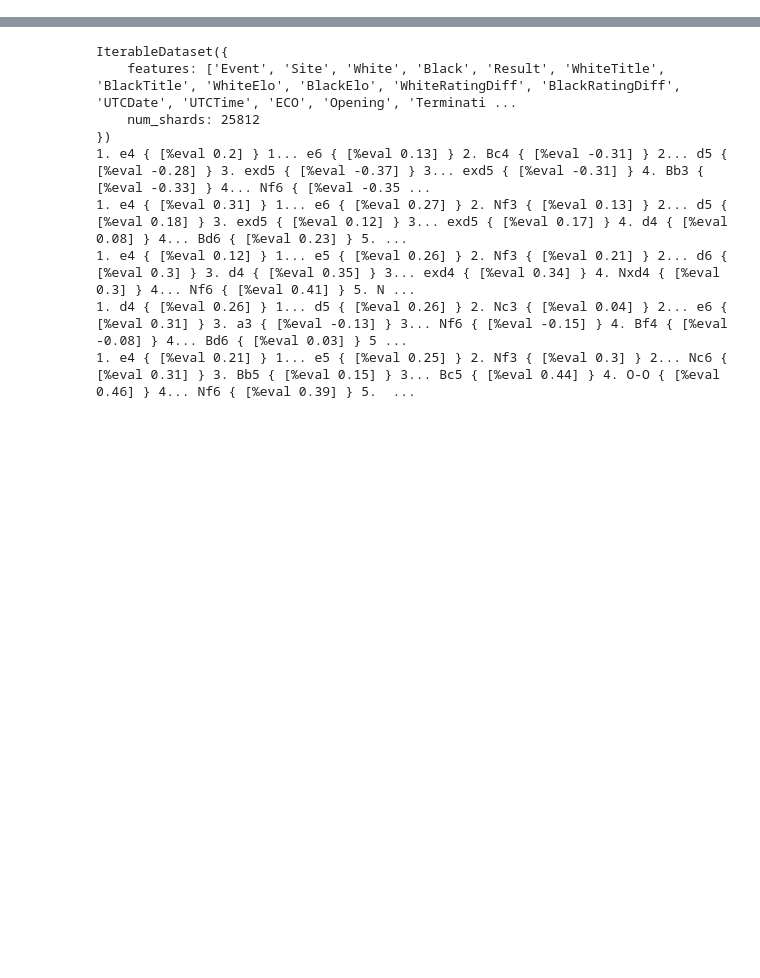
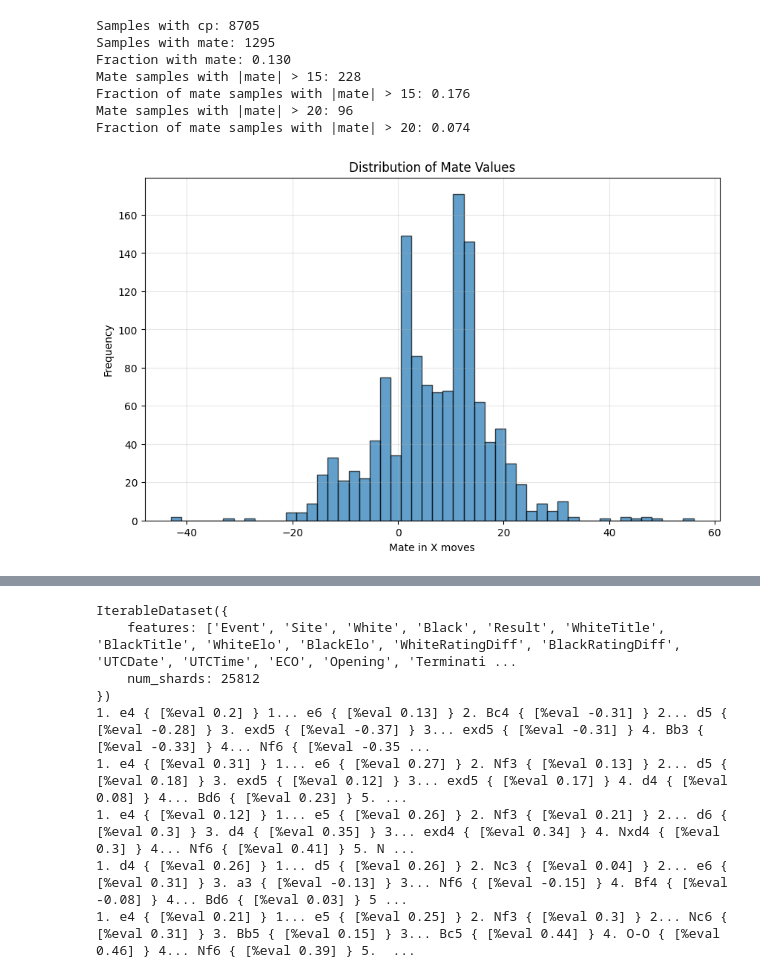
Before and after one commit to eschluntz/chess_ai, a Jupyter notebook: learning/1-data-exploration.ipynb, the cells around one changed output, grey strips where cells are left out. Drawn from its saved outputs; the diff is of its cells as text; code cells hidden in the pictures; blank space fills up the shorter version.

```diff
--- a/learning/1-data-exploration.ipynb
+++ b/learning/1-data-exploration.ipynb
@@ -35,0 +36,11 @@ centi-pawn: 229
+# %%
+# find rows with a mate
+found = 0
+for i, example in enumerate(ds_pos):
+    if example['mate'] is not None and example['mate'] > 17:
+        found += 1
+        print("Found mate in position:", example['fen'])
+        print("mate:", example['mate'])
+        print("centi-pawn:", example['cp'])
+    if found >= 5:  # Limit to 10 examples
+        break
@@ -35,0 +63,50 @@ centi-pawn: 229
+# %%
+import matplotlib.pyplot as plt
+
+# Reset ds_pos to iterate from the beginning
+ds_pos = ds_pos_full["train"].take(10000)
+
+cp_count = 0
+mate_count = 0
+mate_values = []
+for example in ds_pos:
+    if example['cp'] is not None:
+        cp_count += 1
+    if example['mate'] is not None:
+        mate_count += 1
+        mate_values.append(example['mate'])
+
+print(f"Samples with cp: {cp_count}")
+print(f"Samples with mate: {mate_count}")
+print(f"Fraction with mate: {mate_count / (cp_count + mate_count):.3f}")
+
+# Calculate fraction of mate samples where abs value > 15
+mate_abs_gt_10 = sum(1 for mate in mate_values if abs(mate) > 15)
+print(f"Mate samples with |mate| > 15: {mate_abs_gt_10}")
+print(f"Fraction of mate samples with |mate| > 15: {mate_abs_gt_10 / mate_count:.3f}")
+
+# Calculate fraction of mate samples where abs value > 20
+mate_abs_gt_20 = sum(1 for mate in mate_values if abs(mate) > 20)
+print(f"Mate samples with |mate| > 20: {mate_abs_gt_20}")
+print(f"Fraction of mate samples with |mate| > 20: {mate_abs_gt_20 / mate_count:.3f}")
+
+# Draw histogram of mate values
+if mate_values:
+    plt.figure(figsize=(10, 6))
+    plt.hist(mate_values, bins=50, alpha=0.7, edgecolor='black')
+    plt.xlabel('Mate in X moves')
+    plt.ylabel('Frequency')
+    plt.title('Distribution of Mate Values')
+    plt.grid(True, alpha=0.3)
+    plt.show()
+else:
+    print("No mate values found to plot")
+# %% [output]
+Samples with cp: 8705
+Samples with mate: 1295
+Fraction with mate: 0.130
+Mate samples with |mate| > 15: 228
+Fraction of mate samples with |mate| > 15: 0.176
+Mate samples with |mate| > 20: 96
+Fraction of mate samples with |mate| > 20: 0.074
+[figure, added]
```
Also changed, not shown: parts of 9 cells of this notebook, 6 other files.
